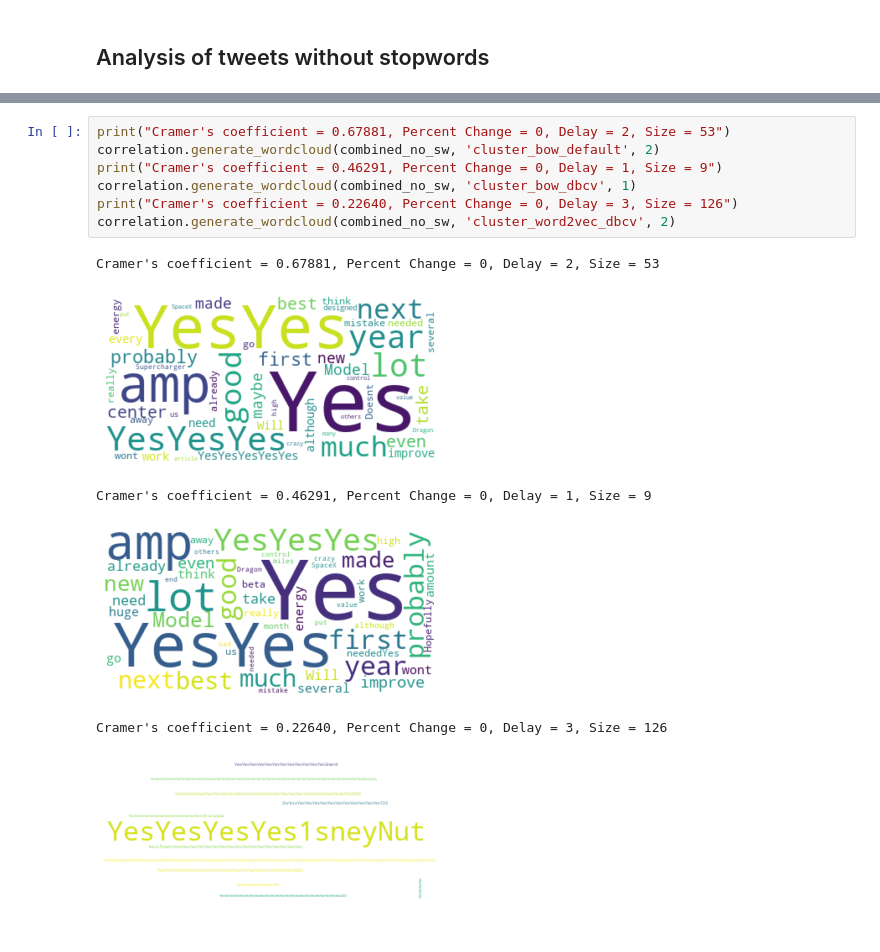
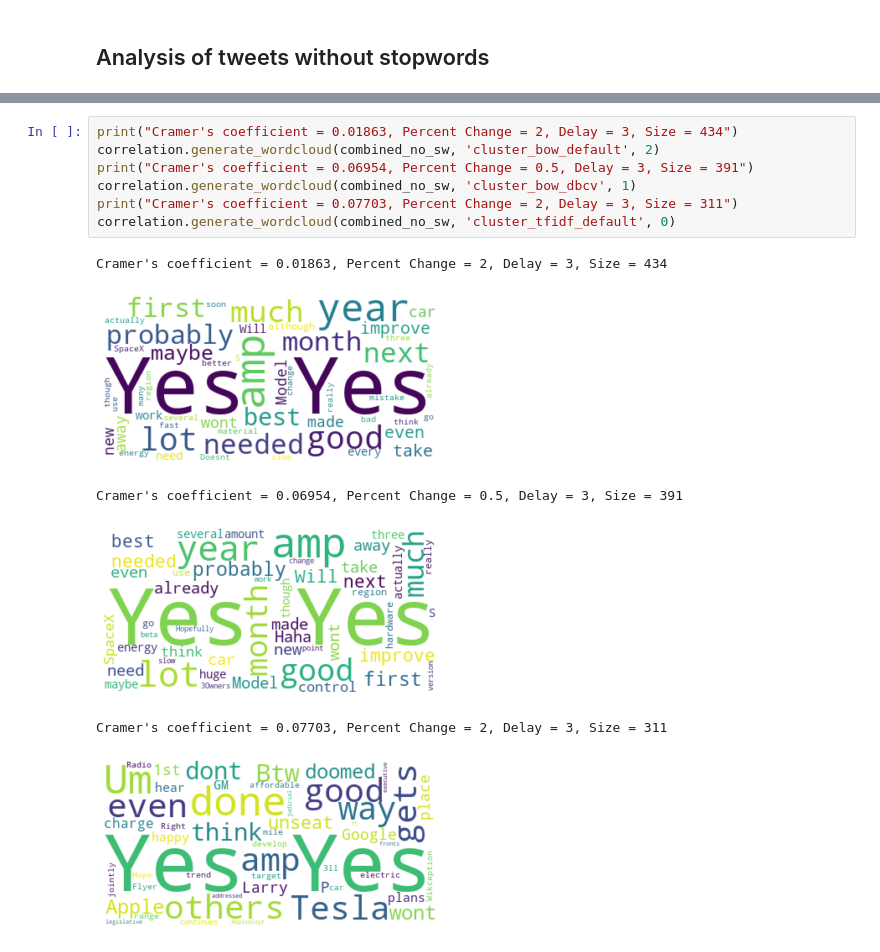
Before and after one commit to kmaksatk/Twitter_Stocks_Correlation, a Jupyter notebook: correlation_analysis.ipynb, the cells around one changed output, grey strips where cells are left out. Drawn from its saved outputs; the diff is of its cells as text.

```diff
--- a/correlation_analysis.ipynb
+++ b/correlation_analysis.ipynb
@@ -212,14 +214,14 @@ cramer_no_sw_sorted_size.head(25)
 # %%
-print("Cramer's coefficient = 0.67881, Percent Change = 0, Delay = 2, Size = 53")
+print("Cramer's coefficient = 0.01863, Percent Change = 2, Delay = 3, Size = 434")
 correlation.generate_wordcloud(combined_no_sw, 'cluster_bow_default', 2)
-print("Cramer's coefficient = 0.46291, Percent Change = 0, Delay = 1, Size = 9")
+print("Cramer's coefficient = 0.06954, Percent Change = 0.5, Delay = 3, Size = 391")
 correlation.generate_wordcloud(combined_no_sw, 'cluster_bow_dbcv', 1)
-print("Cramer's coefficient = 0.22640, Percent Change = 0, Delay = 3, Size = 126")
-correlation.generate_wordcloud(combined_no_sw, 'cluster_word2vec_dbcv', 2)
+print("Cramer's coefficient = 0.07703, Percent Change = 2, Delay = 3, Size = 311")
+correlation.generate_wordcloud(combined_no_sw, 'cluster_tfidf_default', 0)
 # %% [output]
-Cramer's coefficient = 0.67881, Percent Change = 0, Delay = 2, Size = 53
+Cramer's coefficient = 0.01863, Percent Change = 2, Delay = 3, Size = 434
-[figure, old version]
+[figure, new version]
-Cramer's coefficient = 0.46291, Percent Change = 0, Delay = 1, Size = 9
+Cramer's coefficient = 0.06954, Percent Change = 0.5, Delay = 3, Size = 391
-[figure, old version]
+[figure, new version]
-Cramer's coefficient = 0.22640, Percent Change = 0, Delay = 3, Size = 126
+Cramer's coefficient = 0.07703, Percent Change = 2, Delay = 3, Size = 311
-[figure, old version]
+[figure, new version]
```
Also changed, not shown: parts of 6 cells of this notebook, 1 other file.
